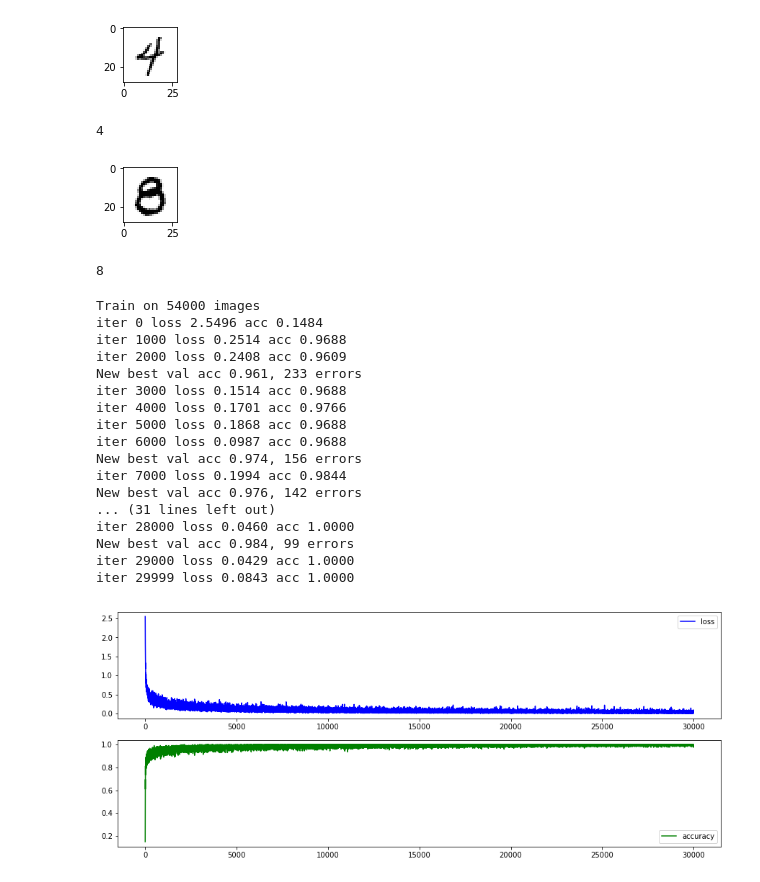
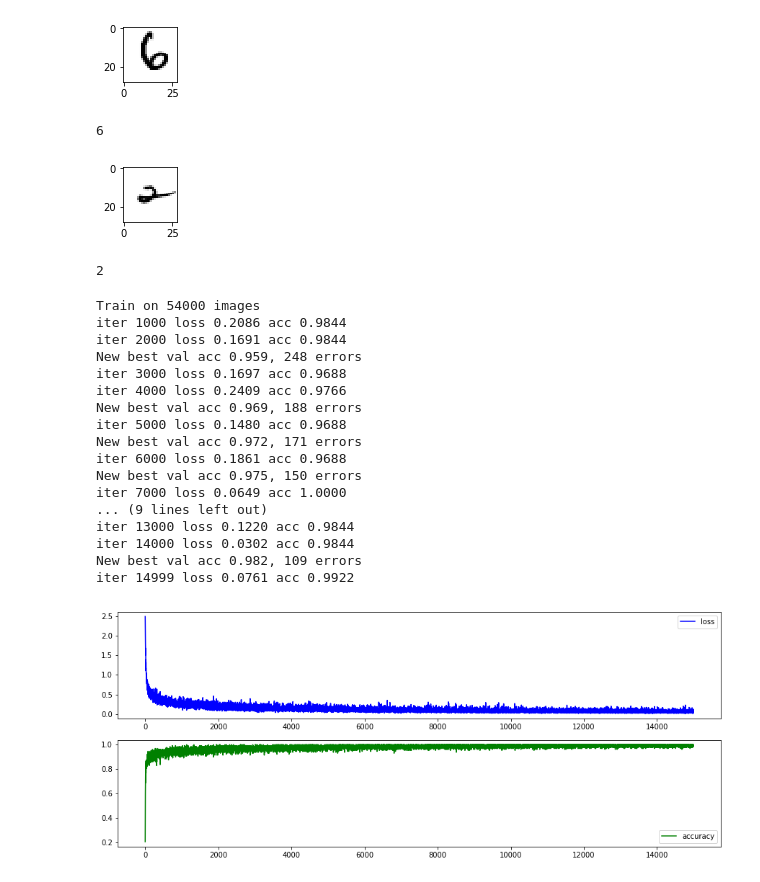
Before and after one commit to ollmer/neural_experiments, a Jupyter notebook: numpy_mnist.ipynb, the cells around one changed output. Cells and saved outputs as stored; diff of their text form; code cells hidden in the pictures.

```diff
--- a/numpy_mnist.ipynb
+++ b/numpy_mnist.ipynb
@@ -130,7 +130,7 @@ class Model:
         return loss_value
 # %%
 # mnist data load, derived from https://gist.github.com/akesling/5358964
-def read(dataset = "training", path = "../data/mnist"):
+def read(dataset = "training", path = "../data/mnist/raw"):
     if dataset is "training":
         fname_img = os.path.join(path, 'train-images-idx3-ubyte')
         fname_lbl = os.path.join(path, 'train-labels-idx1-ubyte')
@@ -190,10 +190,10 @@ print(train_labels[2])
 show(val_imgs[555])
 print(val_labels[555])
 # %% [output]
-[figure, old version]
+[figure, new version]
-4
+6
-[figure, old version]
+[figure, new version]
-8
+2
 # %%
 def test(test_model, imgs, labels):
     hits = 0
@@ -216,68 +216,76 @@ def eval_model(model, best_acc, best_model):
         best_model = deepcopy(model)
         print('New best val acc %.3f, %d errors' % (val_acc, val_err))
     return best_acc, best_model
+# %%
+image_size = 28 * 28
+layer1 = 300
+output_size = 10
+
+learning_rate = 0.1
+iterations = 15000
+dropout = 0.5
+batch_size = 128
 # %%
+%%time
 losses = []
 accuracies = []
-batch_size = 128
 iterated = 0
 best_acc = 0
 best_model = None
-iterations = 30000
 
-model = Model(SoftmaxLoss(), 0.1)
-model.add_layer(DenseLayer(28 * 28, 300))
+model = Model(SoftmaxLoss(), learning_rate)
+model.add_layer(DenseLayer(image_size, layer1))
 model.add_layer(ReluLayer())
-model.add_layer(Dropout(0.5))
-model.add_layer(DenseLayer(300, 10))
+model.add_layer(Dropout(dropout))
+model.add_layer(DenseLayer(layer1, output_size))
 
 print("Train on %d images" % len(train_imgs))
 for c in range(iterations):
     i = np.random.randint(0, len(train_imgs) - batch_size)
     iterated += batch_size
-    x = train_imgs[i: i + batch_size].reshape(batch_size, 28 * 28) / 255
+    x = train_imgs[i: i + batch_size].reshape(batch_size, image_size) / 255
     y = train_labels[i: i + batch_size]
 
     loss = model.train(x, y)
     losses.append(loss)
 
     h = np.argmax(model.predict(x), axis=1)
     hits = np.count_nonzero(np.equal(h, y))
     acc = hits / batch_size
     accuracies.append(acc)
 
     if c % 500 == 0 and acc > 0.99:
         best_acc, best_model = eval_model(model, best_acc, best_model)
-    if c % 1000 == 0:
+    if c and c % 1000 == 0:
         print('iter %d loss %.4f acc %.4f' % (c, loss, acc))
 
 print('iter %d loss %.4f acc %.4f' % (c, loss, acc))
 best_acc, best_model = eval_model(model, best_acc, best_model)
 
 fig, ax = pyplot.subplots(2,1, figsize=(15, 6))
 ax[0].plot(losses, color='b', label="loss")
 ax[1].plot(accuracies, color='g', label="accuracy")
 legend = ax[0].legend(loc='best')
 legend = ax[1].legend(loc='best')
 pyplot.show()
 test_acc, test_err = test(best_model, timgs, tlabels)
 print('Test accuracy %.3f, %d errors' % (test_acc, test_err))
 # %% [output]
 Train on 54000 images
-iter 0 loss 2.5496 acc 0.1484
-iter 1000 loss 0.2514 acc 0.9688
-iter 2000 loss 0.2408 acc 0.9609
-New best val acc 0.961, 233 errors
-iter 3000 loss 0.1514 acc 0.9688
-iter 4000 loss 0.1701 acc 0.9766
-iter 5000 loss 0.1868 acc 0.9688
-iter 6000 loss 0.0987 acc 0.9688
-New best val acc 0.974, 156 errors
-iter 7000 loss 0.1994 acc 0.9844
-New best val acc 0.976, 142 errors
-... (31 lines left out)
-iter 28000 loss 0.0460 acc 1.0000
-New best val acc 0.984, 99 errors
-iter 29000 loss 0.0429 acc 1.0000
-iter 29999 loss 0.0843 acc 1.0000
+iter 1000 loss 0.2086 acc 0.9844
+iter 2000 loss 0.1691 acc 0.9844
+New best val acc 0.959, 248 errors
+iter 3000 loss 0.1697 acc 0.9688
+iter 4000 loss 0.2409 acc 0.9766
+New best val acc 0.969, 188 errors
+iter 5000 loss 0.1480 acc 0.9688
+New best val acc 0.972, 171 errors
+iter 6000 loss 0.1861 acc 0.9688
+New best val acc 0.975, 150 errors
+iter 7000 loss 0.0649 acc 1.0000
+... (9 lines left out)
+iter 13000 loss 0.1220 acc 0.9844
+iter 14000 loss 0.0302 acc 0.9844
+New best val acc 0.982, 109 errors
+iter 14999 loss 0.0761 acc 0.9922
-[figure, old version]
+[figure, new version]
```
Also changed, not shown: parts of 1 cell of this notebook, 5 other files.
